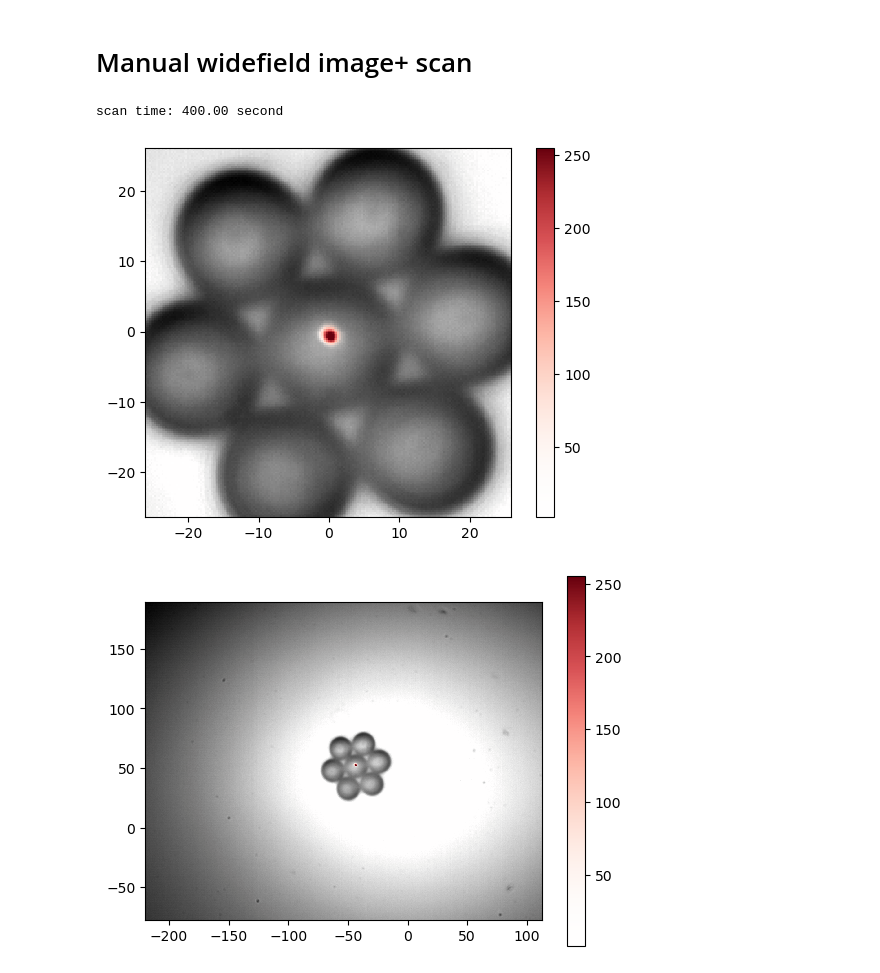
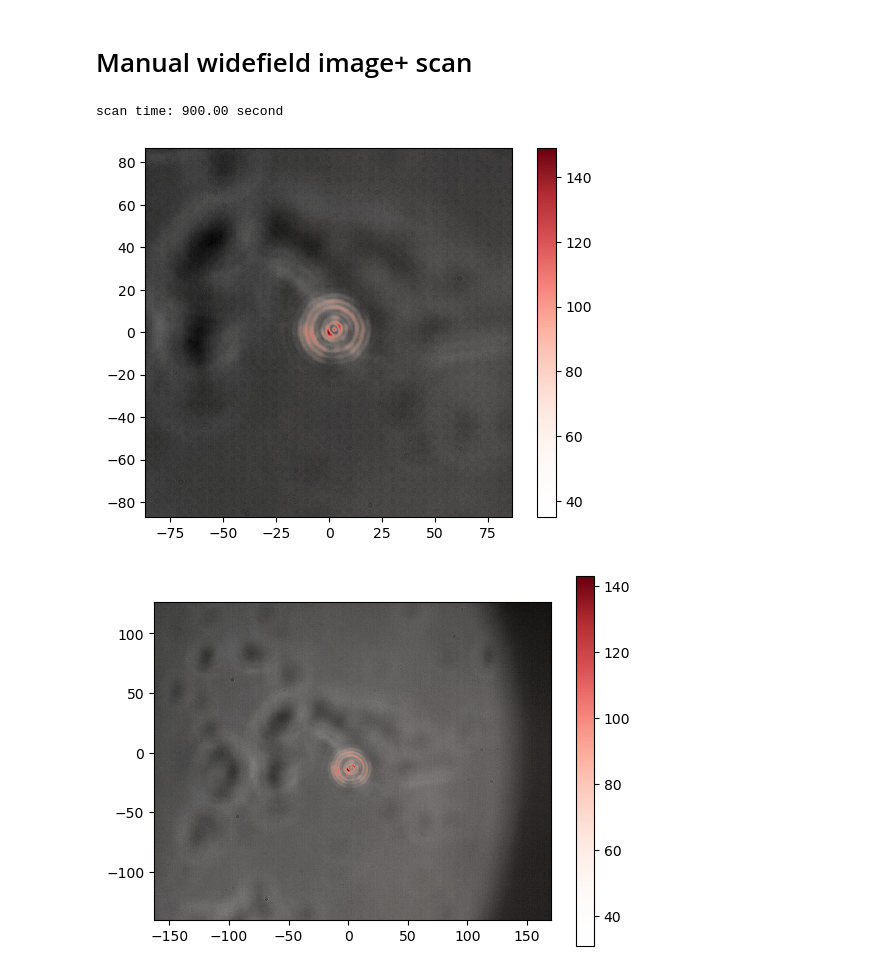
Before and after one commit to eauyehara/experiment_control, a Jupyter notebook: notebooks/srs_microscope.ipynb, the cells around one changed output. Drawn from its saved outputs; the diff is of its cells as text; code cells hidden in the pictures.

```diff
--- a/notebooks/srs_microscope.ipynb
+++ b/notebooks/srs_microscope.ipynb
@@ -259,24 +306,24 @@ importing attr dy_dVy_units...
 # %% [markdown]
 # Manual widefield image+ scan
 # %%
-sample_dir= "T_FDGA05_Solstis_debug"
-filename = "polystyrene20um_FDS100_S949.67-28mW_OEland1048.6-260mW_30uV10ms_SilverMirror_zup-6"
+sample_dir= "diamond_SRL_FDS100-25V_CWDev1a-22mW_OEland1073.8-230mW_Nikon60x1.4NAOil"
+filename = "Dev1a-1253.3_30uV10ms_1V150N"
 
 t_LIA = 10*u.ms
-nx, ny      =   100   ,   100 #500          ,       500
-ΔVx, ΔVy    =   0.3*u.volt   ,   0.3*u.volt #1.0*u.volt    ,      1.0*u.volt # 0.8*u.volt
+nx, ny      =   150   ,   150 #500          ,       500
+ΔVx, ΔVy    =   1.0*u.volt   ,   1.0*u.volt #1.0*u.volt    ,      1.0*u.volt # 0.8*u.volt
 fsamp       =   (1/(4*t_LIA)).to(u.Hz)#1000*u.Hz
 
-fig = preview_scan_area(nx, ny, ΔVx, ΔVy, fsamp=fsamp, exposure_time=10*u.ms)
+fig = preview_scan_area(nx, ny, ΔVx, ΔVy, fsamp=fsamp, exposure_time=99*u.ms)
 # %% [output]
-scan time: 400.00 second
+scan time: 900.00 second
-[figure, old version]
+[figure, new version]
 # %%
 # Take laser spot and widefield image
-wf_img, laser_spot_img = wf_and_laser_spot_images(exposure_time=10*u.ms)
+wf_img, laser_spot_img = wf_and_laser_spot_images(exposure_time=99*u.ms)
 fig = plot_laser_widefield_img(wf_img, laser_spot_img)
 # %% [output]
-[figure, old version]
+[figure, new version]
 # %%
 ds0 = collect_scan(nx,ny,ΔVx,ΔVy,Vx0,Vy0,fsamp,wf_img,laser_spot_img,name=filename,sample_dir=sample_dir)
 fig = plot_scan_data(ds0, wf_cmap=cm.binary, laser_cmap=cm.Reds, srs_cmap=cm.inferno)
```
Also changed, not shown: parts of 18 cells of this notebook, 2 other files.
